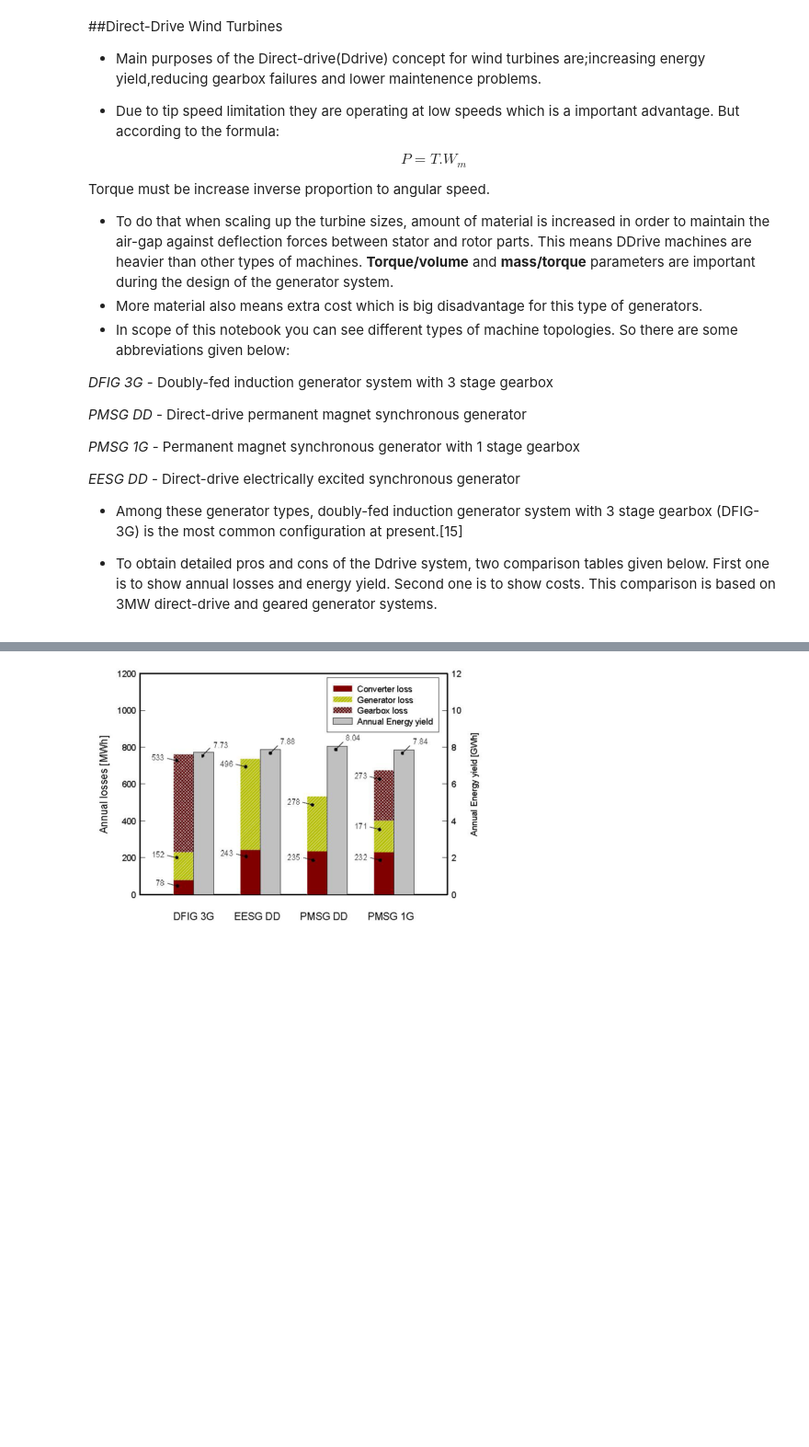
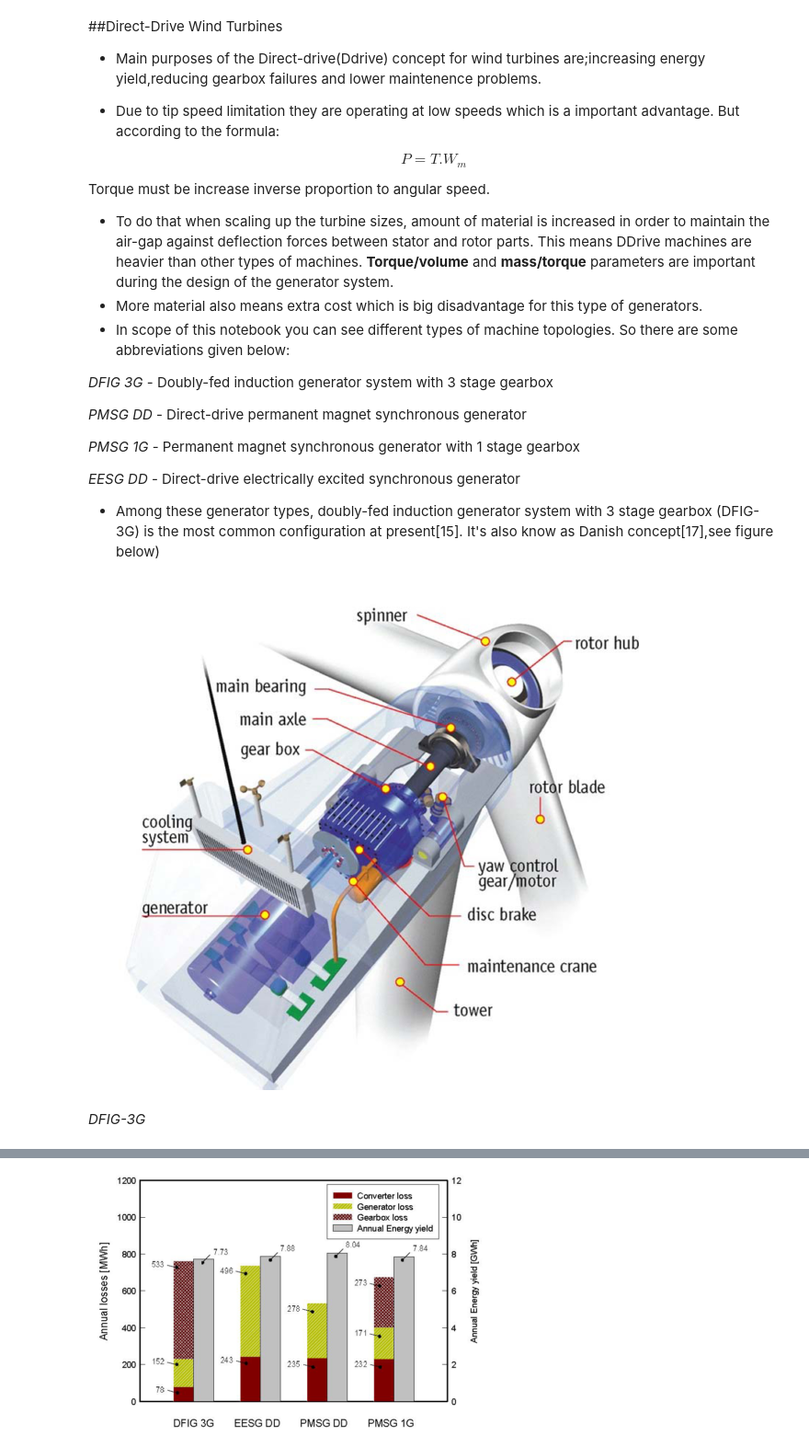
Before and after one commit to aydinbaskaya/MS_Thesis, a Jupyter notebook: Modular Generators/Documents/Direct-drive wind turbines .ipynb, the cells around one changed output, grey strips where cells are left out. Shown at 92% size. Drawn from its saved outputs; the diff is of its cells as text; code cells hidden in the pictures; blank space fills up the shorter version.

Commit message:
Update
danish concept, future challenges and reference

```diff
--- a/Modular Generators/Documents/Direct-drive wind turbines .ipynb
+++ b/Modular Generators/Documents/Direct-drive wind turbines .ipynb
@@ -22,7 +22,11 @@ Torque must be increase inverse proportion to angular speed.
 *EESG DD* - Direct-drive electrically excited synchronous generator
 
 
-* Among these generator types, doubly-fed induction generator system with 3 stage gearbox (DFIG-3G) is the most common configuration at present.[15]
-
-
-* To obtain detailed pros and cons of the Ddrive system, two comparison tables given below. First one is to show annual losses and energy yield. Second one is to show costs. This comparison is based on 3MW direct-drive and geared generator systems.
+* Among these generator types, doubly-fed induction generator system with 3 stage gearbox (DFIG-3G) is the most common configuration at present[15]. It's also know as Danish concept[17],see figure below)
+# %%
+from IPython.display import Image
+Image(filename='danish.png')
+# %% [output]
+[figure, added]
+# %% [markdown]
+*DFIG-3G*
```
Also changed, not shown: parts of 1 cell of this notebook, 2 other files.
